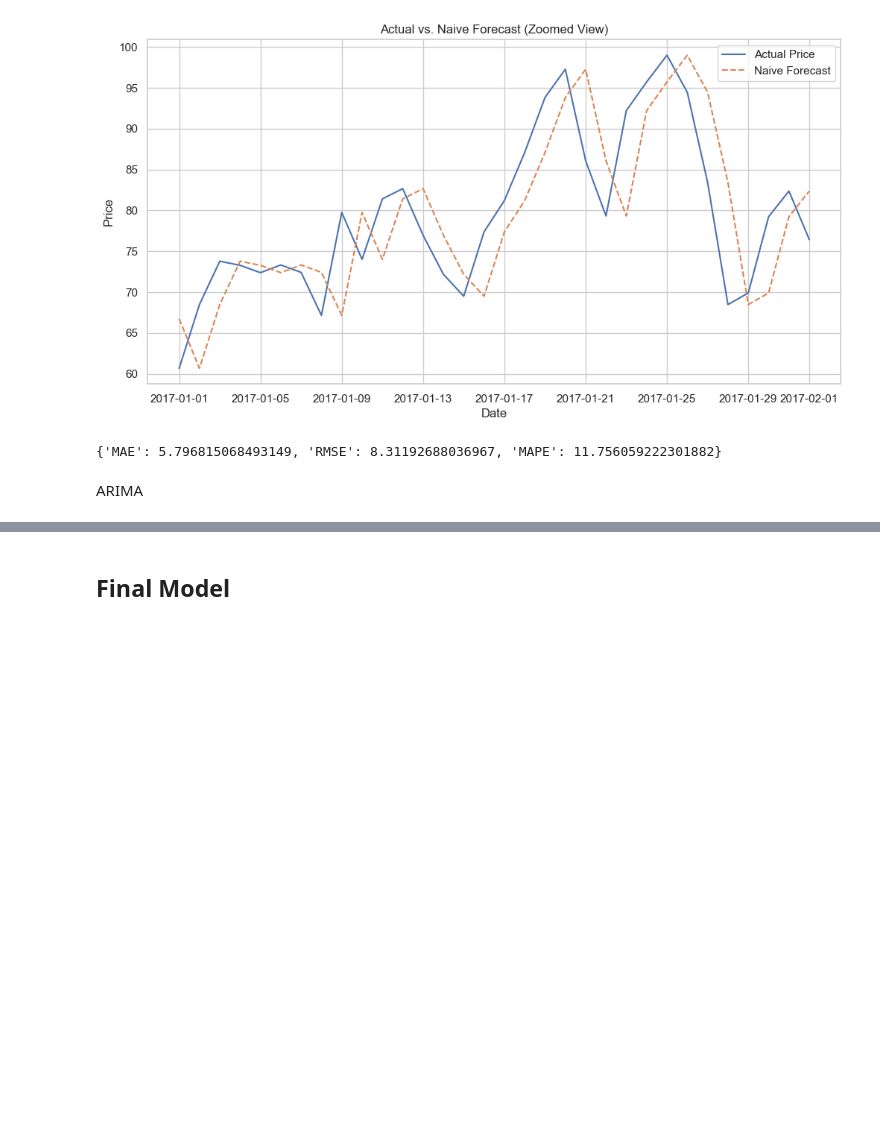
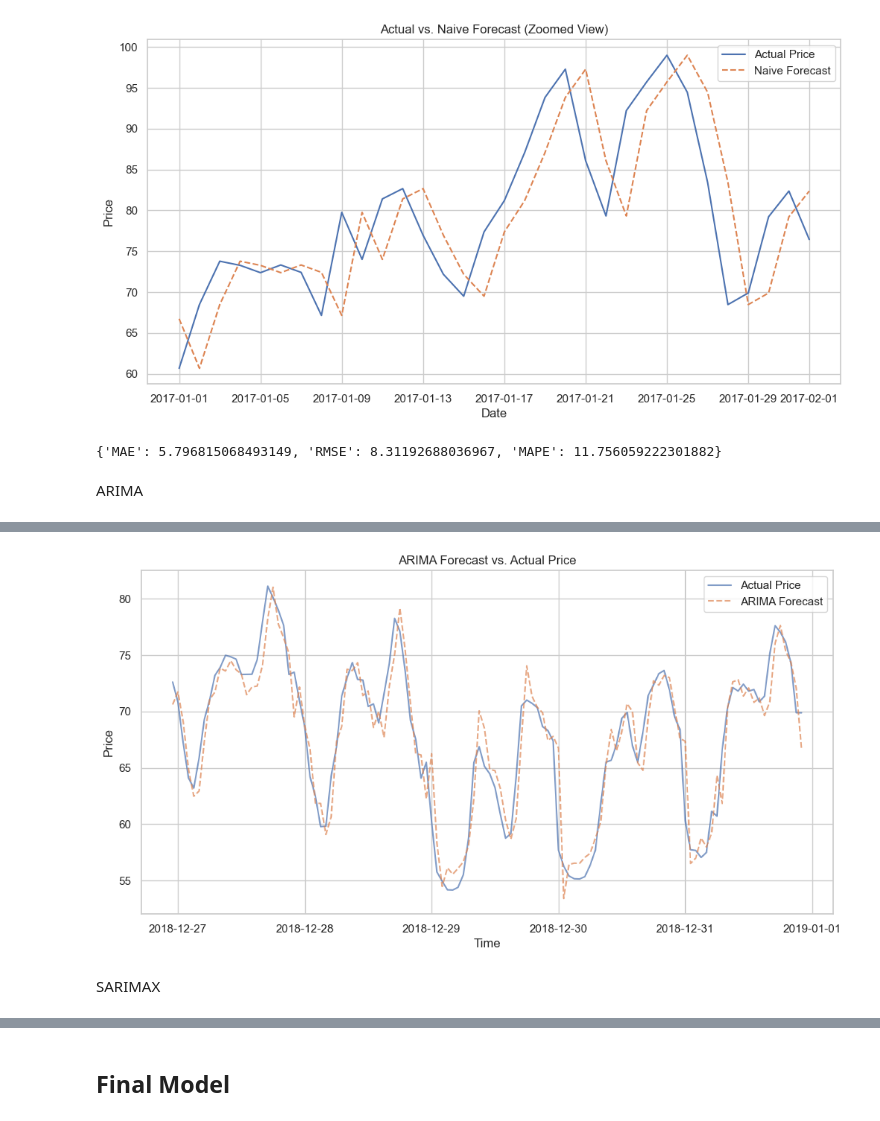
Before and after one commit to MattHendo/Time-Series-Energy-Markets, a Jupyter notebook: Time_Series_Energy_Markets.ipynb, the cells around one changed output, grey strips where cells are left out. Saved outputs shown, nothing was run; the diff lists cells and outputs as text; code cells hidden in the pictures; blank space fills up the shorter version.

```diff
--- a/Time_Series_Energy_Markets.ipynb
+++ b/Time_Series_Energy_Markets.ipynb
@@ -622,0 +639,26 @@ SARIMAX
+# %%
+# Assuming 'predictions' is your list of ARIMA forecasts (length = len(test))
+# and 'test.index' gives the corresponding timestamps
+
+# Create a full-length prediction series (same index as data_target)
+full_arima_pred_series = pd.Series(index=data_target.index, dtype=float)
+
+# Assign ARIMA predictions only to the test portion (timestamps match!)
+full_arima_pred_series.loc[test.index] = predictions
+
+# Add to your data_target DataFrame
+data_target['arima_forecast'] = full_arima_pred_series
+
+display(data_target.tail(121))
+
+# Compare only where ARIMA predictions exist (test period)
+valid = data_target.dropna(subset=['arima_forecast'])
+
+# Calculate evaluation metrics
+mae = mean_absolute_error(valid['price_actual'], valid['arima_forecast'])
+rmse = np.sqrt(mean_squared_error(valid['price_actual'], valid['arima_forecast']))
+mape = np.mean(np.abs((valid['price_actual'] - valid['arima_forecast']) / valid['price_actual'])) * 100
+
+print(f"ARIMA MAE: {mae:.2f}")
+print(f"ARIMA RMSE: {rmse:.2f}")
+print(f"ARIMA MAPE: {mape:.2f}%")
@@ -622,0 +683,15 @@ SARIMAX
+# %%
+import matplotlib.pyplot as plt
+
+plt.figure(figsize=(12, 6))
+plt.plot(valid.index, valid['price_actual'], label='Actual Price', alpha=0.7)
+plt.plot(valid.index, valid['arima_forecast'], label='ARIMA Forecast', linestyle='--', alpha=0.7)
+plt.title('ARIMA Forecast vs. Actual Price')
+plt.xlabel('Time')
+plt.ylabel('Price')
+plt.legend()
+plt.show()
+# %% [output]
+[figure, added]
+# %% [markdown]
+SARIMAX
```
Also changed, not shown: parts of 7 cells of this notebook.
